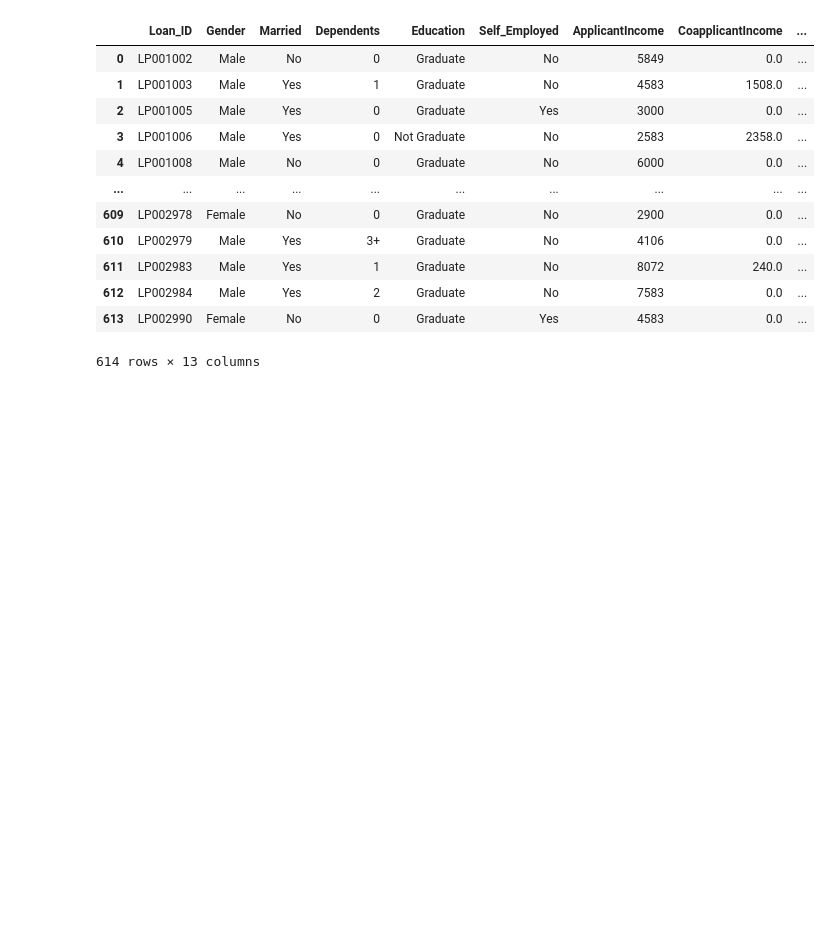
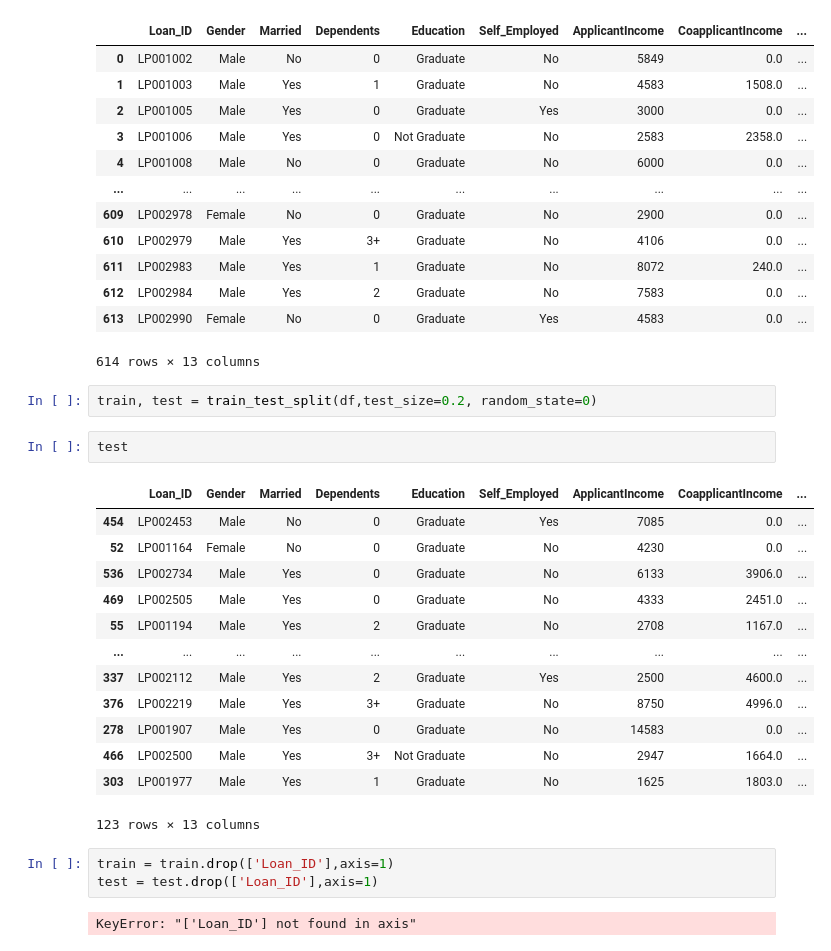
Before and after one commit to Sau1o/pythonScripts, a Jupyter notebook: PrevisaoEmprestimos/Previsão Empréstimo.ipynb, the cells around one changed output. Saved outputs shown, nothing was run; the diff lists cells and outputs as text; blank space fills up the shorter version.

```diff
--- a/PrevisaoEmprestimos/Previsão Empréstimo.ipynb
+++ b/PrevisaoEmprestimos/Previsão Empréstimo.ipynb
@@ -61,3 +61,26 @@ df
 | 612 | LP002984 | Male | Yes | 2 | Graduate | No | 7583 | 0.0 | ... |
 | 613 | LP002990 | Female | No | 0 | Graduate | Yes | 4583 | 0.0 | ... |
 614 rows × 13 columns
+# %%
+train, test = train_test_split(df,test_size=0.2, random_state=0)
+# %%
+test
+# %% [output]
+|  | Loan_ID | Gender | Married | Dependents | Education | Self_Employed | ApplicantIncome | CoapplicantIncome | ... |
+| 454 | LP002453 | Male | No | 0 | Graduate | Yes | 7085 | 0.0 | ... |
+| 52 | LP001164 | Female | No | 0 | Graduate | No | 4230 | 0.0 | ... |
+| 536 | LP002734 | Male | Yes | 0 | Graduate | No | 6133 | 3906.0 | ... |
+| 469 | LP002505 | Male | Yes | 0 | Graduate | No | 4333 | 2451.0 | ... |
+| 55 | LP001194 | Male | Yes | 2 | Graduate | No | 2708 | 1167.0 | ... |
+| ... | ... | ... | ... | ... | ... | ... | ... | ... | ... |
+| 337 | LP002112 | Male | Yes | 2 | Graduate | Yes | 2500 | 4600.0 | ... |
+| 376 | LP002219 | Male | Yes | 3+ | Graduate | No | 8750 | 4996.0 | ... |
+| 278 | LP001907 | Male | Yes | 0 | Graduate | No | 14583 | 0.0 | ... |
+| 466 | LP002500 | Male | Yes | 3+ | Not Graduate | No | 2947 | 1664.0 | ... |
+| 303 | LP001977 | Male | Yes | 1 | Graduate | No | 1625 | 1803.0 | ... |
+123 rows × 13 columns
+# %%
+train = train.drop(['Loan_ID'],axis=1)
+test = test.drop(['Loan_ID'],axis=1)
+# %% [output]
+KeyError: "['Loan_ID'] not found in axis"
```
Also changed, not shown: parts of 3 cells of this notebook.
